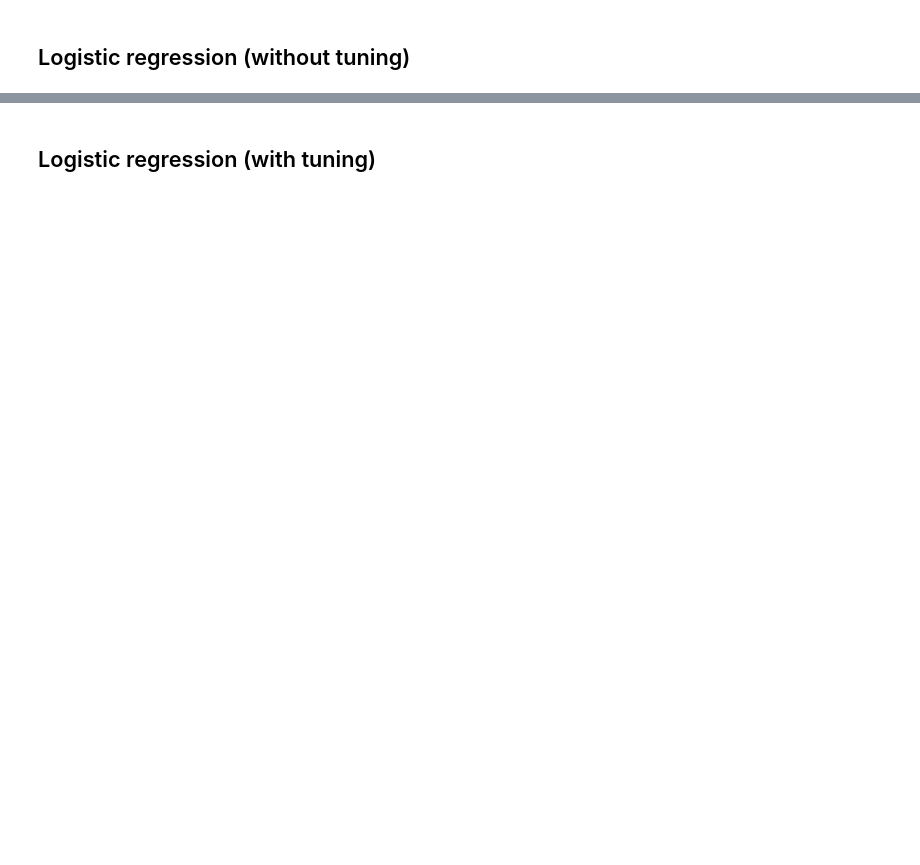
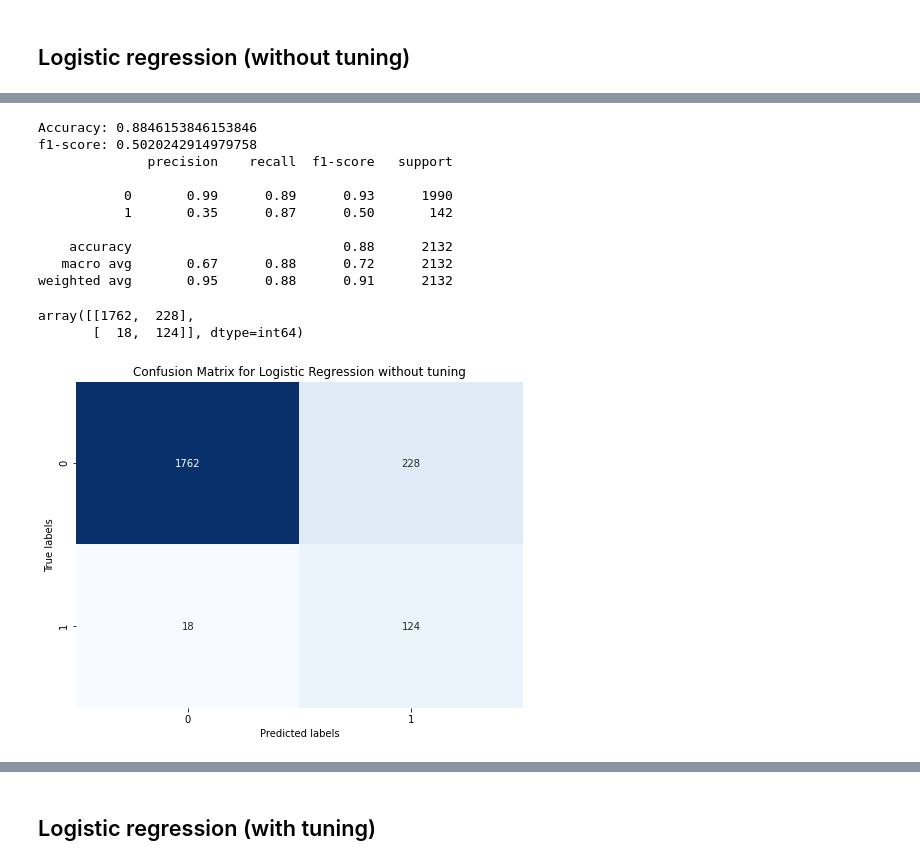
Before and after one commit to cheryltan17/DSA4263-Project, a Jupyter notebook: Models/Models.ipynb, the cells around one changed output, grey strips where cells are left out. Drawn from its saved outputs; the diff is of its cells as text; code cells hidden in the pictures; blank space fills up the shorter version.

```diff
--- a/Models/Models.ipynb
+++ b/Models/Models.ipynb
@@ -105,0 +114,20 @@ AUC score: 0.948
+# %%
+logistic_model.fit(X_train_rus, y_train_rus)
+
+# Make predictions
+y_pred = logistic_model.predict(X_test)
+Models.evaluate_model(y_test,y_pred,'Logistic Regression without tuning')
+# %% [output]
+Accuracy: 0.8846153846153846
+f1-score: 0.5020242914979758
+              precision    recall  f1-score   support
+
+           0       0.99      0.89      0.93      1990
+           1       0.35      0.87      0.50       142
+
+    accuracy                           0.88      2132
+   macro avg       0.67      0.88      0.72      2132
+weighted avg       0.95      0.88      0.91      2132
+array([[1762,  228],
+       [  18,  124]], dtype=int64)
+[figure, added]
```
Also changed, not shown: parts of 34 cells of this notebook, 1 other file.
